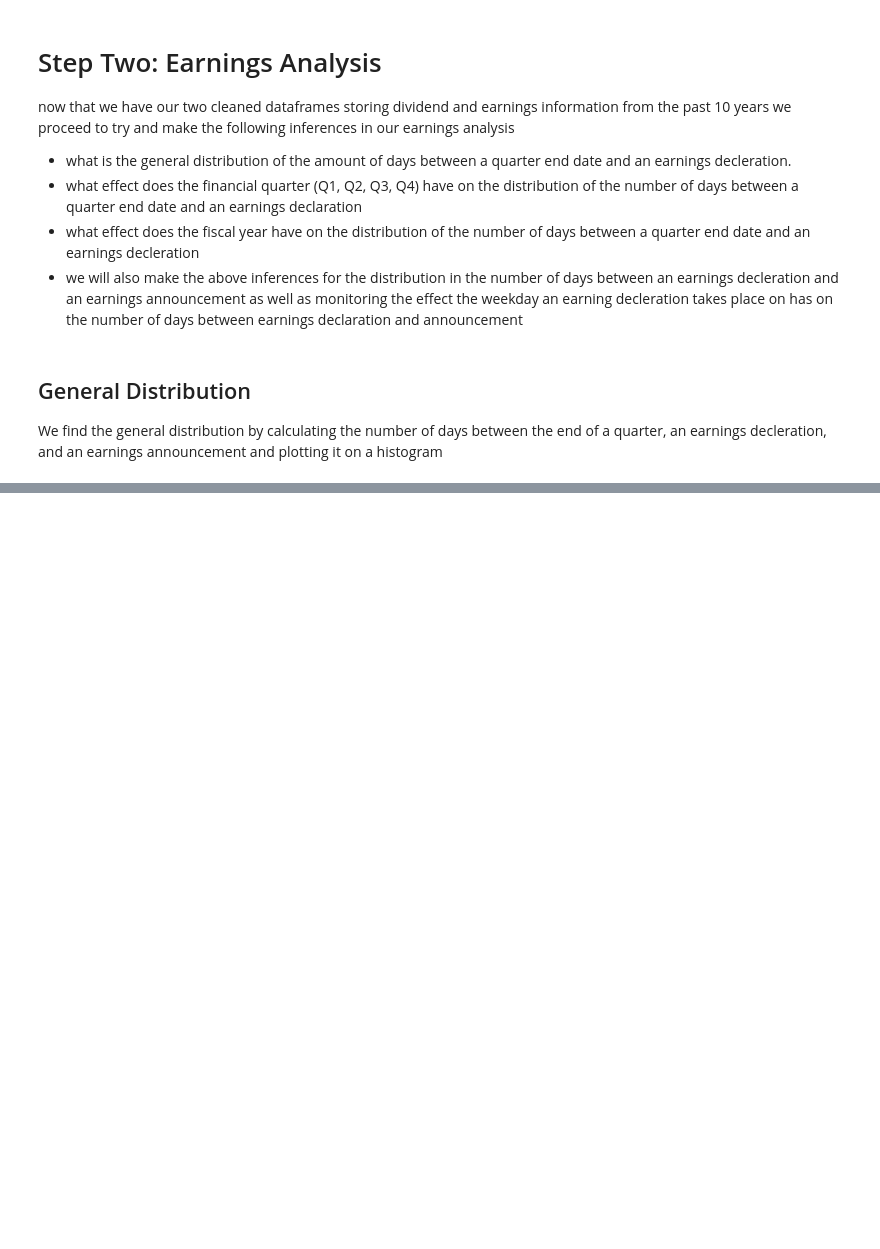
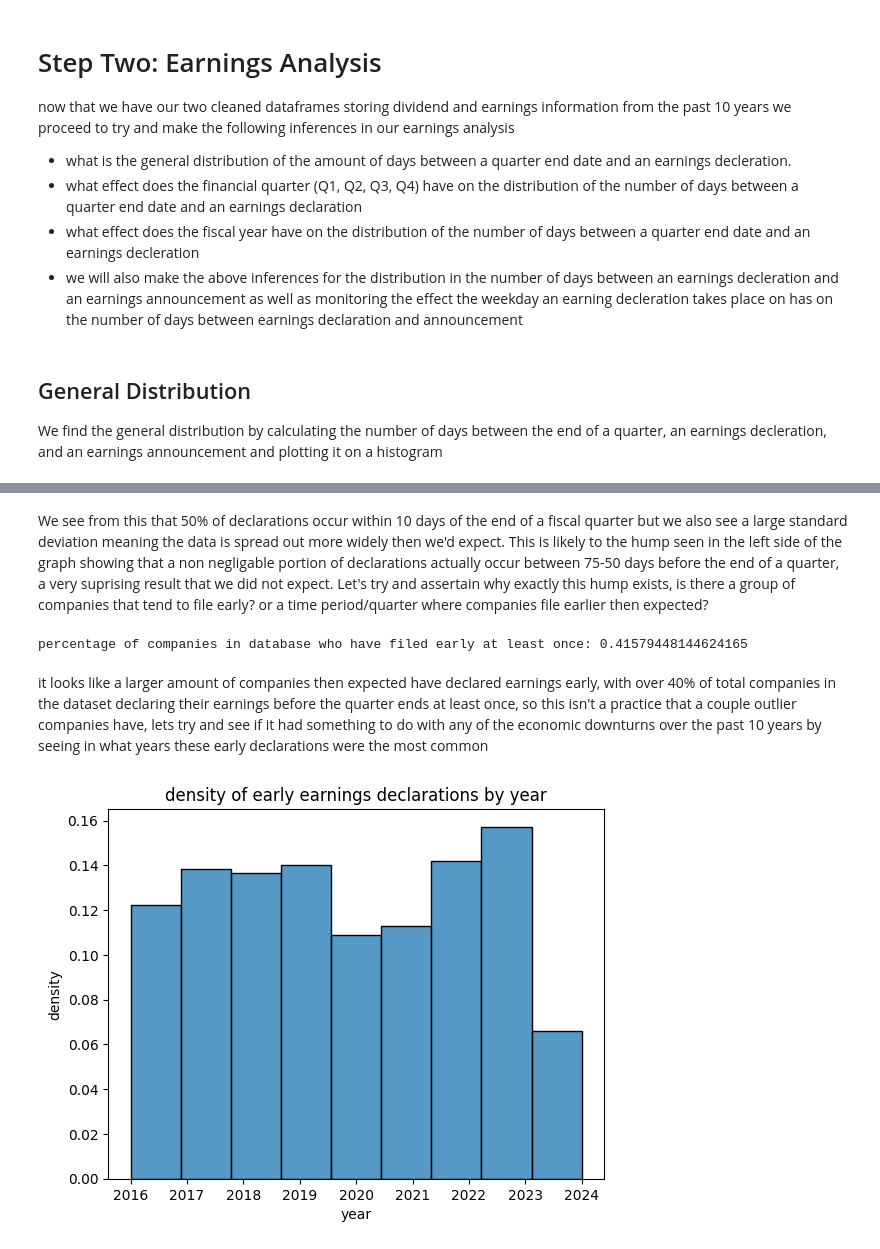
Before and after one commit to Barak-Horowitz/Walleye-Capital-Case-Study, a Jupyter notebook: dividendPrediction.ipynb, the cells around one changed output, grey strips where cells are left out. Drawn from its saved outputs; the diff is of its cells as text; code cells hidden in the pictures; blank space fills up the shorter version.

```diff
--- a/dividendPrediction.ipynb
+++ b/dividendPrediction.ipynb
@@ -144,3 +172,7 @@ company_earnings_df = new_company_financial_releases_df[earnings_cols]
+# %%
+#constructing dataframe to store solely company earnings information
+earnings_cols = ['USym', 'FiscalYear', 'QuarterEndDate', 'EarningsDeclarationDate', 'EarningsAnnouncementDate', 'Quarter']
+company_earnings_df = new_company_financial_releases_df[earnings_cols]
 # %% [markdown]
 Now that we have both of our dataframes set up lets try and see if there remains any null data, and if so decide what to do with it.
 # %%
@@ -245,0 +286,20 @@ plt.show()
+# %% [markdown]
+We see from this that 50% of declarations occur within 10 days of the end of a fiscal quarter but we also see a large standard deviation meaning the data is spread out more widely then we'd expect. This is likely to the hump seen in the left side of the graph showing that a non negligable portion of declarations actually occur between 75-50 days before the end of a quarter, a very suprising result that we did not expect. Let's try and assertain why exactly this hump exists, is there a group of companies that tend to file early? or a time period/quarter where companies file earlier then expected?
+# %%
+# grab the subset of declarations occuring before the end of the quarter
+early_declarations_df = company_earnings_df[company_earnings_df['DaysBetweenQuarterAndDeclaration'] < 0]
+early_file_ratio = (early_declarations_df['USym'].nunique()) / (company_earnings_df['USym'].nunique())
+print(f"percentage of companies in database who have filed early at least once: {early_file_ratio}")
+# %% [output]
+percentage of companies in database who have filed early at least once: 0.41579448144624165
+# %% [markdown]
+it looks like a larger amount of companies then expected have declared earnings early, with over 40% of total companies in the dataset declaring their earnings before the quarter ends at least once, so this isn't a practice that a couple outlier companies have, lets try and see if it had something to do with any of the economic downturns over the past 10 years by seeing in what years these early declarations were the most common
+# %%
+num_bins = 9
+sns.histplot(data=early_declarations_df, x="FiscalYear", bins=num_bins, stat="density")
+plt.xlabel("year")
+plt.ylabel("density")
+plt.title("density of early earnings declarations by year")
+plt.show()
+# %% [output]
+[figure, added]
```
Also changed, not shown: parts of 17 cells of this notebook.
